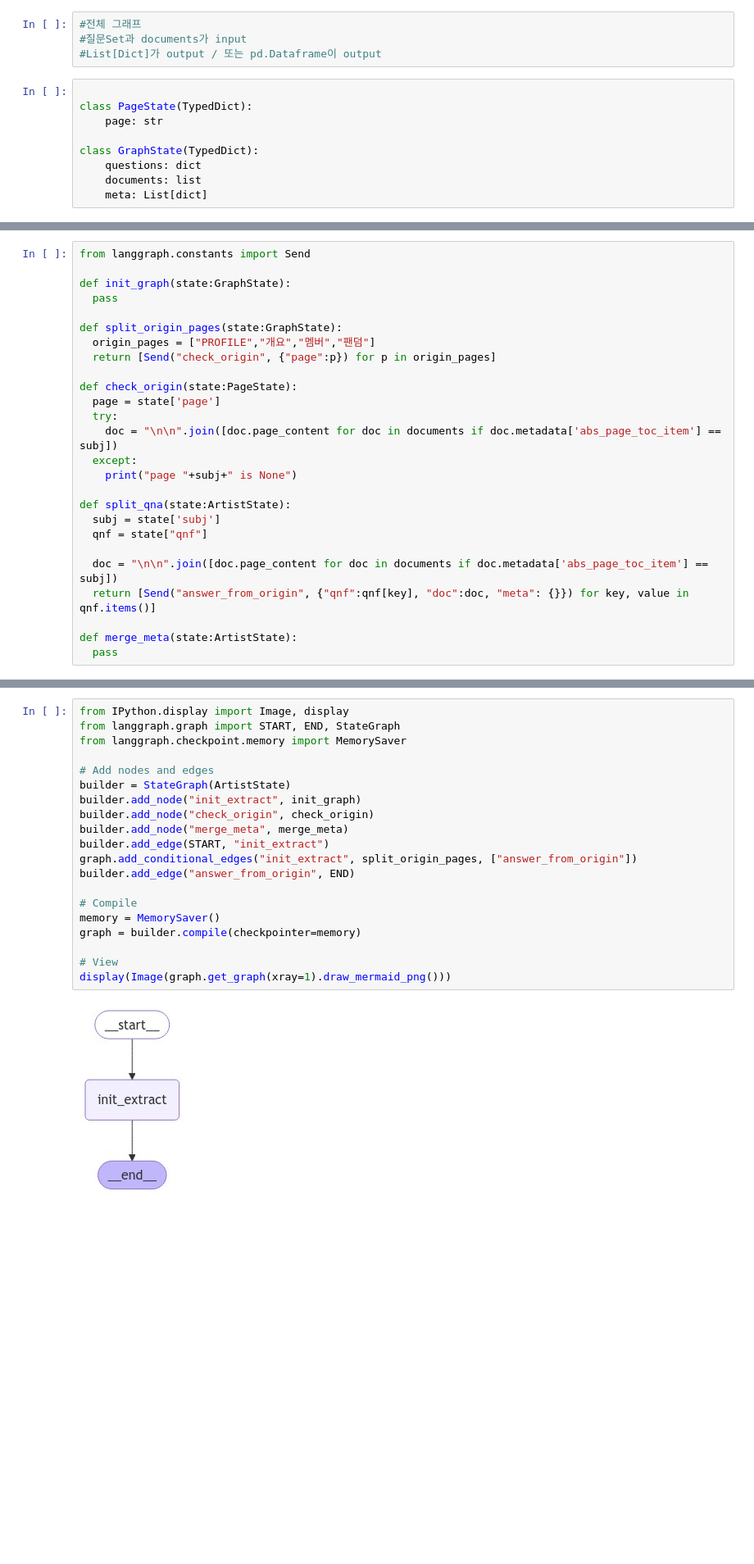
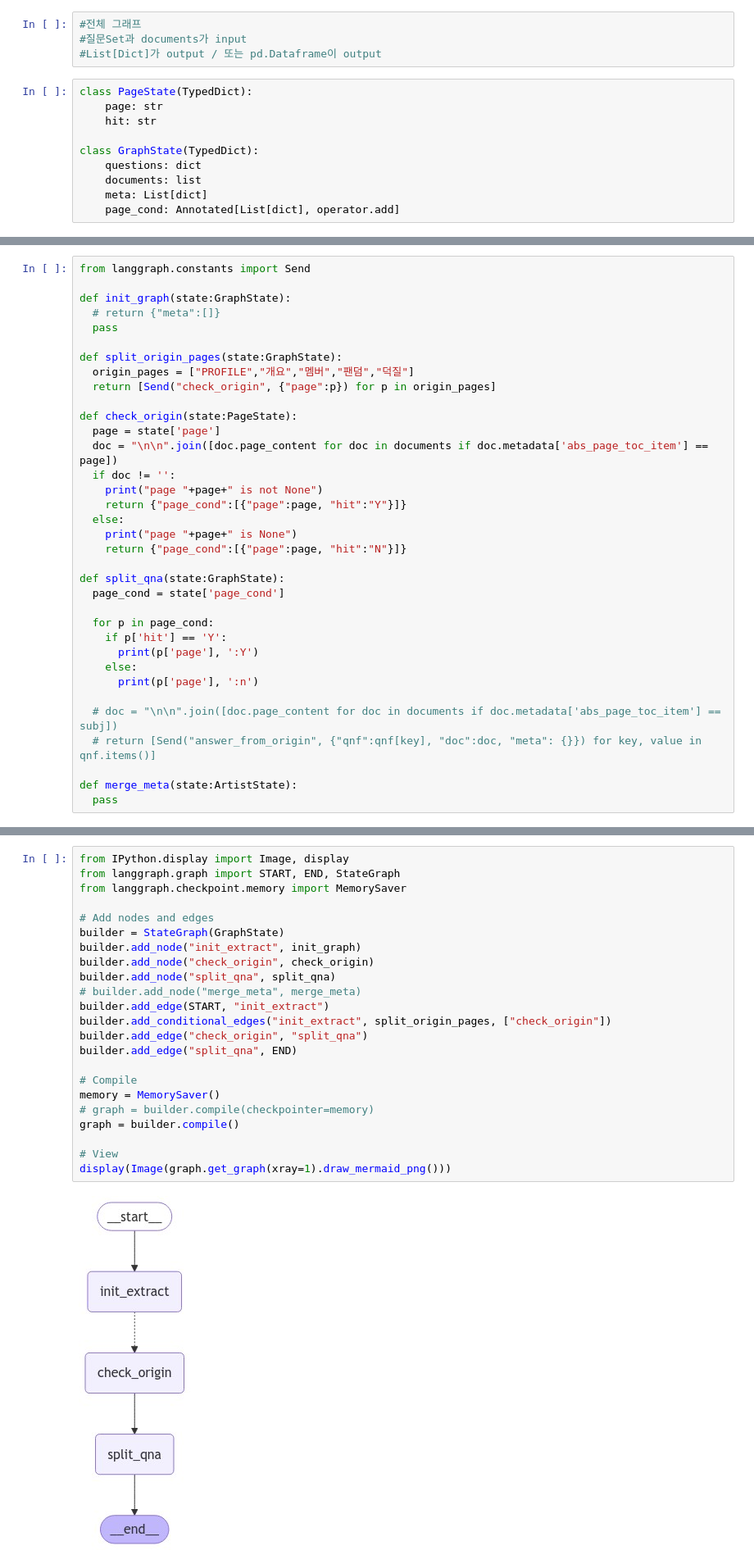
Before and after one commit to sanghyuck-yoon/idol_info_finder, a Jupyter notebook: art_meta_parse_agent.ipynb, the cells around one changed output, grey strips where cells are left out. Shown at 82% size. Drawn from its saved outputs; the diff is of its cells as text; blank space fills up the shorter version.

```diff
--- a/art_meta_parse_agent.ipynb
+++ b/art_meta_parse_agent.ipynb
@@ -767,14 +661,15 @@ ERROR:langsmith.client:Failed to use dict to serialize <class 'pydantic._interna
 #질문Set과 documents가 input
 #List[Dict]가 output / 또는 pd.Dataframe이 output
 # %%
-
 class PageState(TypedDict):
     page: str
+    hit: str
 
 class GraphState(TypedDict):
     questions: dict
     documents: list
     meta: List[dict]
+    page_cond: Annotated[List[dict], operator.add]
 # %%
 #check_origin
 #page명, documents가 인풋
@@ -783,25 +679,34 @@ class GraphState(TypedDict):
 from langgraph.constants import Send
 
 def init_graph(state:GraphState):
+  # return {"meta":[]}
   pass
 
 def split_origin_pages(state:GraphState):
-  origin_pages = ["PROFILE","개요","멤버","팬덤"]
+  origin_pages = ["PROFILE","개요","멤버","팬덤","덕질"]
   return [Send("check_origin", {"page":p}) for p in origin_pages]
 
 def check_origin(state:PageState):
   page = state['page']
-  try:
-    doc = "\n\n".join([doc.page_content for doc in documents if doc.metadata['abs_page_toc_item'] == subj])
-  except:
-    print("page "+subj+" is None")
+  doc = "\n\n".join([doc.page_content for doc in documents if doc.metadata['abs_page_toc_item'] == page])
+  if doc != '':
+    print("page "+page+" is not None")
+    return {"page_cond":[{"page":page, "hit":"Y"}]}
+  else:
+    print("page "+page+" is None")
+    return {"page_cond":[{"page":page, "hit":"N"}]}
 
-def split_qna(state:ArtistState):
-  subj = state['subj']
-  qnf = state["qnf"]
+def split_qna(state:GraphState):
+  page_cond = state['page_cond']
 
-  doc = "\n\n".join([doc.page_content for doc in documents if doc.metadata['abs_page_toc_item'] == subj])
-  return [Send("answer_from_origin", {"qnf":qnf[key], "doc":doc, "meta": {}}) for key, value in qnf.items()]
+  for p in page_cond:
+    if p['hit'] == 'Y':
+      print(p['page'], ':Y')
+    else:
+      print(p['page'], ':n')
+
+  # doc = "\n\n".join([doc.page_content for doc in documents if doc.metadata['abs_page_toc_item'] == subj])
+  # return [Send("answer_from_origin", {"qnf":qnf[key], "doc":doc, "meta": {}}) for key, value in qnf.items()]
 
 def merge_meta(state:ArtistState):
   pass
@@ -820,22 +716,25 @@ fandom_name
 # %%
 from IPython.display import Image, display
 from langgraph.graph import START, END, StateGraph
 from langgraph.checkpoint.memory import MemorySaver
 
 # Add nodes and edges
-builder = StateGraph(ArtistState)
+builder = StateGraph(GraphState)
 builder.add_node("init_extract", init_graph)
 builder.add_node("check_origin", check_origin)
-builder.add_node("merge_meta", merge_meta)
+builder.add_node("split_qna", split_qna)
+# builder.add_node("merge_meta", merge_meta)
 builder.add_edge(START, "init_extract")
-graph.add_conditional_edges("init_extract", split_origin_pages, ["answer_from_origin"])
-builder.add_edge("answer_from_origin", END)
+builder.add_conditional_edges("init_extract", split_origin_pages, ["check_origin"])
+builder.add_edge("check_origin", "split_qna")
+builder.add_edge("split_qna", END)
 
 # Compile
 memory = MemorySaver()
-graph = builder.compile(checkpointer=memory)
+# graph = builder.compile(checkpointer=memory)
+graph = builder.compile()
 
 # View
 display(Image(graph.get_graph(xray=1).draw_mermaid_png()))
 # %% [output]
-[figure, old version]
+[figure, new version]
```
Also changed, not shown: parts of 47 cells of this notebook.
